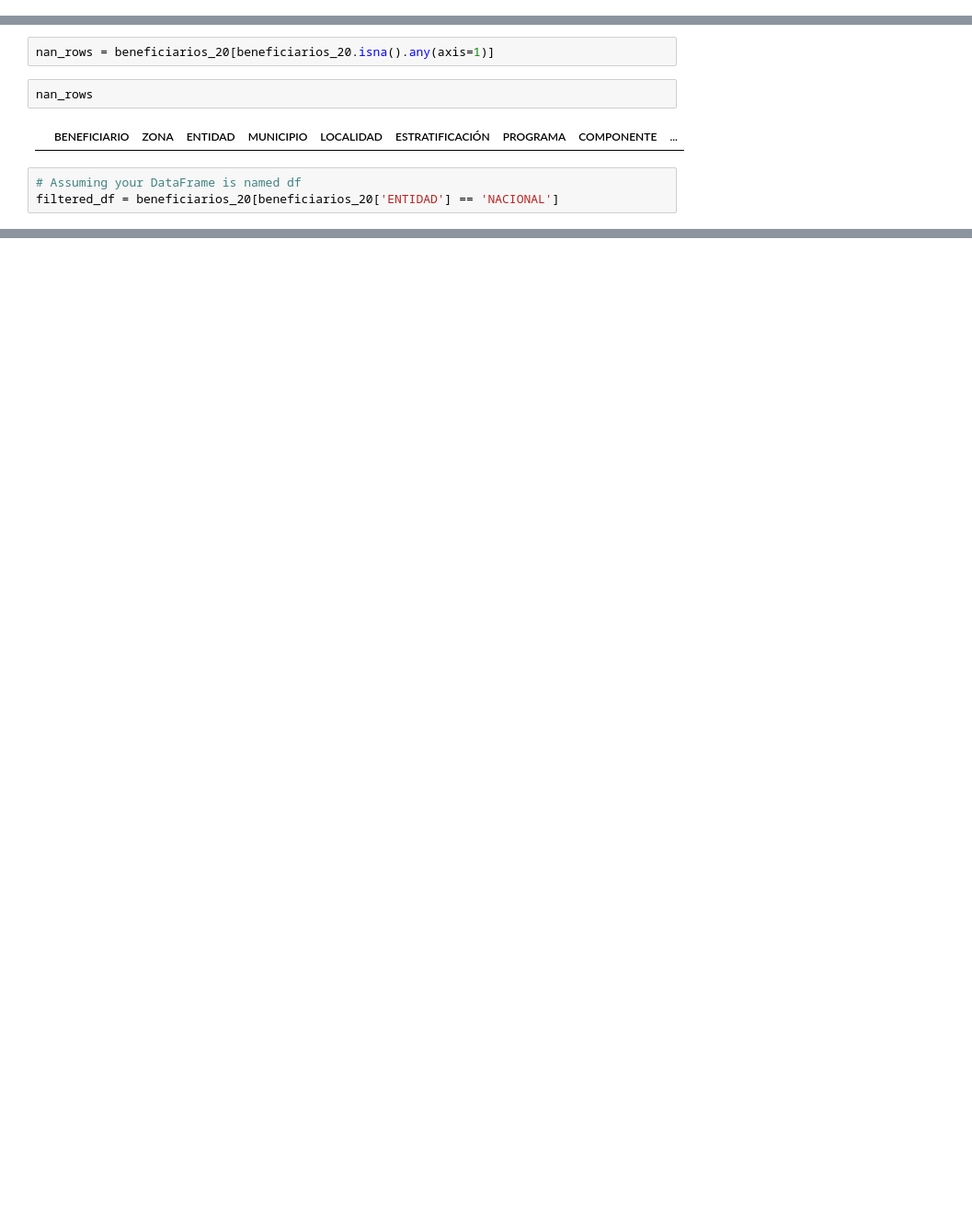
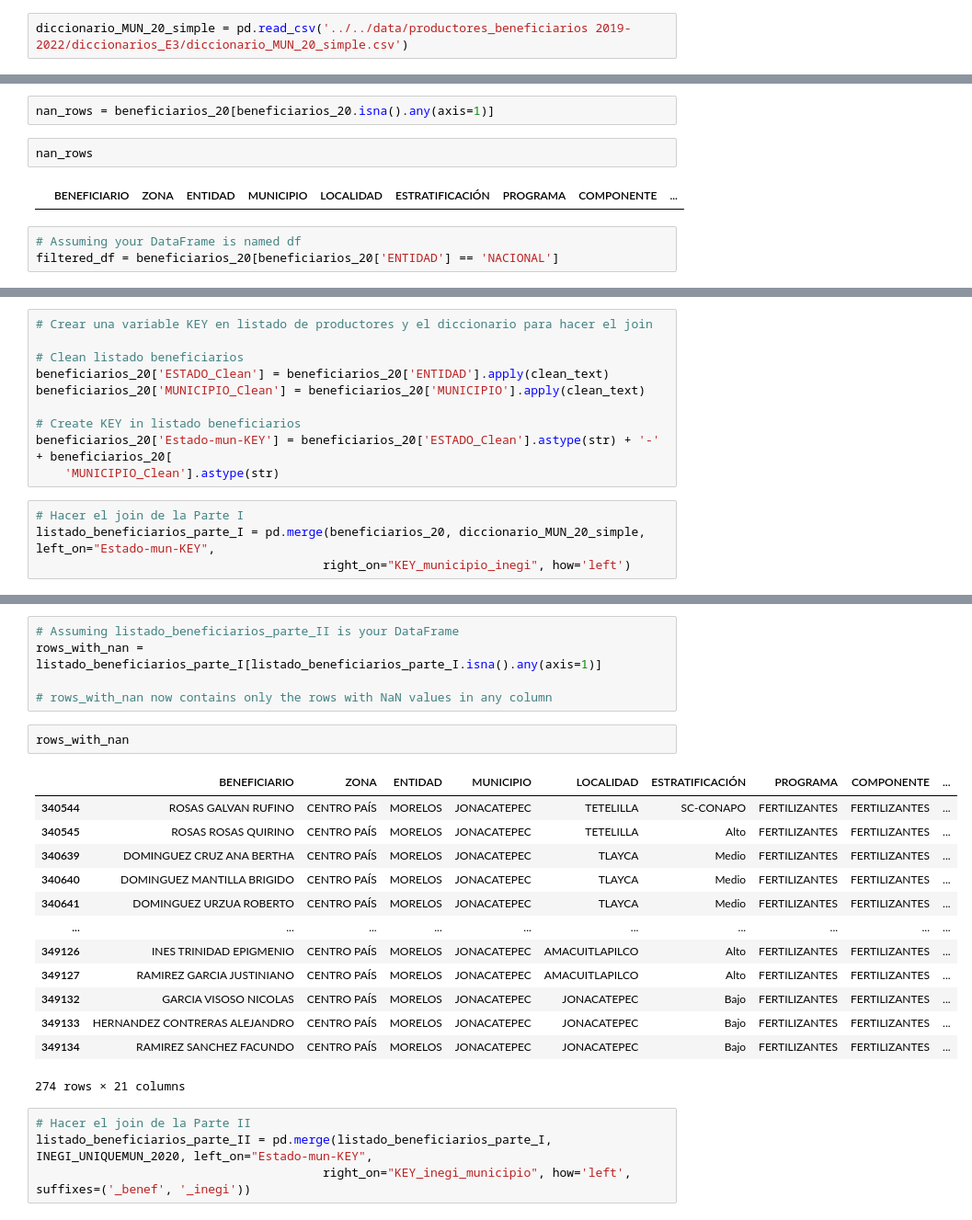
Before and after one commit to DGRIA/SESNA-Fertilizantes, a Jupyter notebook: src/Notebooks/2.3.2 Benef2020_Cleaning_and_merged.ipynb, the cells around one changed output, grey strips where cells are left out. Shown at 92% size. Cells and saved outputs as stored; diff of their text form; blank space fills up the shorter version.

Commit message:
Actualizados diccionarios simples y preparación de los notebooks E3 para obtener listados_beneficiarios_completos basandonos solo en municipio

```diff
--- a/src/Notebooks/2.3.2 Benef2020_Cleaning_and_merged.ipynb
+++ b/src/Notebooks/2.3.2 Benef2020_Cleaning_and_merged.ipynb
@@ -181,3 +182,5 @@ diccionario_MUN_20.drop(columns=['ENTIDAD', 'MUNICIPIO', 'ENTIDAD_c_benef', 'MUN
        'Municipio_c_inegi'], inplace=True)
 # %%
 diccionario_MUN_20.to_csv('../../data/productores_beneficiarios 2019-2022/diccionarios_E3/diccionario_MUN_20.csv', index=False)
+# %%
+diccionario_MUN_20_simple = pd.read_csv('../../data/productores_beneficiarios 2019-2022/diccionarios_E3/diccionario_MUN_20_simple.csv')
@@ -208,0 +226,14 @@ filtered_df
+# %%
+# Crear una variable KEY en listado de productores y el diccionario para hacer el join
+
+# Clean listado beneficiarios
+beneficiarios_20['ESTADO_Clean'] = beneficiarios_20['ENTIDAD'].apply(clean_text)
+beneficiarios_20['MUNICIPIO_Clean'] = beneficiarios_20['MUNICIPIO'].apply(clean_text)
+
+# Create KEY in listado beneficiarios
+beneficiarios_20['Estado-mun-KEY'] = beneficiarios_20['ESTADO_Clean'].astype(str) + '-' + beneficiarios_20[
+    'MUNICIPIO_Clean'].astype(str)
+# %%
+# Hacer el join de la Parte I
+listado_beneficiarios_parte_I = pd.merge(beneficiarios_20, diccionario_MUN_20_simple, left_on="Estado-mun-KEY",
+                                        right_on="KEY_municipio_inegi", how='left')
@@ -208,0 +273,25 @@ filtered_df
+# %%
+# Assuming listado_beneficiarios_parte_II is your DataFrame
+rows_with_nan = listado_beneficiarios_parte_I[listado_beneficiarios_parte_I.isna().any(axis=1)]
+
+# rows_with_nan now contains only the rows with NaN values in any column
+# %%
+rows_with_nan
+# %% [output]
+|  | BENEFICIARIO | ZONA | ENTIDAD | MUNICIPIO | LOCALIDAD | ESTRATIFICACIÓN | PROGRAMA | COMPONENTE | ... |
+| 340544 | ROSAS GALVAN RUFINO | CENTRO PAÍS | MORELOS | JONACATEPEC | TETELILLA | SC-CONAPO | FERTILIZANTES | FERTILIZANTES | ... |
+| 340545 | ROSAS ROSAS QUIRINO | CENTRO PAÍS | MORELOS | JONACATEPEC | TETELILLA | Alto | FERTILIZANTES | FERTILIZANTES | ... |
+| 340639 | DOMINGUEZ CRUZ ANA BERTHA | CENTRO PAÍS | MORELOS | JONACATEPEC | TLAYCA | Medio | FERTILIZANTES | FERTILIZANTES | ... |
+| 340640 | DOMINGUEZ MANTILLA BRIGIDO | CENTRO PAÍS | MORELOS | JONACATEPEC | TLAYCA | Medio | FERTILIZANTES | FERTILIZANTES | ... |
+| 340641 | DOMINGUEZ URZUA ROBERTO | CENTRO PAÍS | MORELOS | JONACATEPEC | TLAYCA | Medio | FERTILIZANTES | FERTILIZANTES | ... |
+| ... | ... | ... | ... | ... | ... | ... | ... | ... | ... |
+| 349126 | INES TRINIDAD EPIGMENIO | CENTRO PAÍS | MORELOS | JONACATEPEC | AMACUITLAPILCO | Alto | FERTILIZANTES | FERTILIZANTES | ... |
+| 349127 | RAMIREZ GARCIA JUSTINIANO | CENTRO PAÍS | MORELOS | JONACATEPEC | AMACUITLAPILCO | Alto | FERTILIZANTES | FERTILIZANTES | ... |
+| 349132 | GARCIA VISOSO NICOLAS | CENTRO PAÍS | MORELOS | JONACATEPEC | JONACATEPEC | Bajo | FERTILIZANTES | FERTILIZANTES | ... |
+| 349133 | HERNANDEZ CONTRERAS ALEJANDRO | CENTRO PAÍS | MORELOS | JONACATEPEC | JONACATEPEC | Bajo | FERTILIZANTES | FERTILIZANTES | ... |
+| 349134 | RAMIREZ SANCHEZ FACUNDO | CENTRO PAÍS | MORELOS | JONACATEPEC | JONACATEPEC | Bajo | FERTILIZANTES | FERTILIZANTES | ... |
+274 rows × 21 columns
+# %%
+# Hacer el join de la Parte II
+listado_beneficiarios_parte_II = pd.merge(listado_beneficiarios_parte_I, INEGI_UNIQUEMUN_2020, left_on="Estado-mun-KEY",
+                                        right_on="KEY_inegi_municipio", how='left', suffixes=('_benef', '_inegi'))
```
Also changed, not shown: parts of 25 cells of this notebook, 6 other files.
